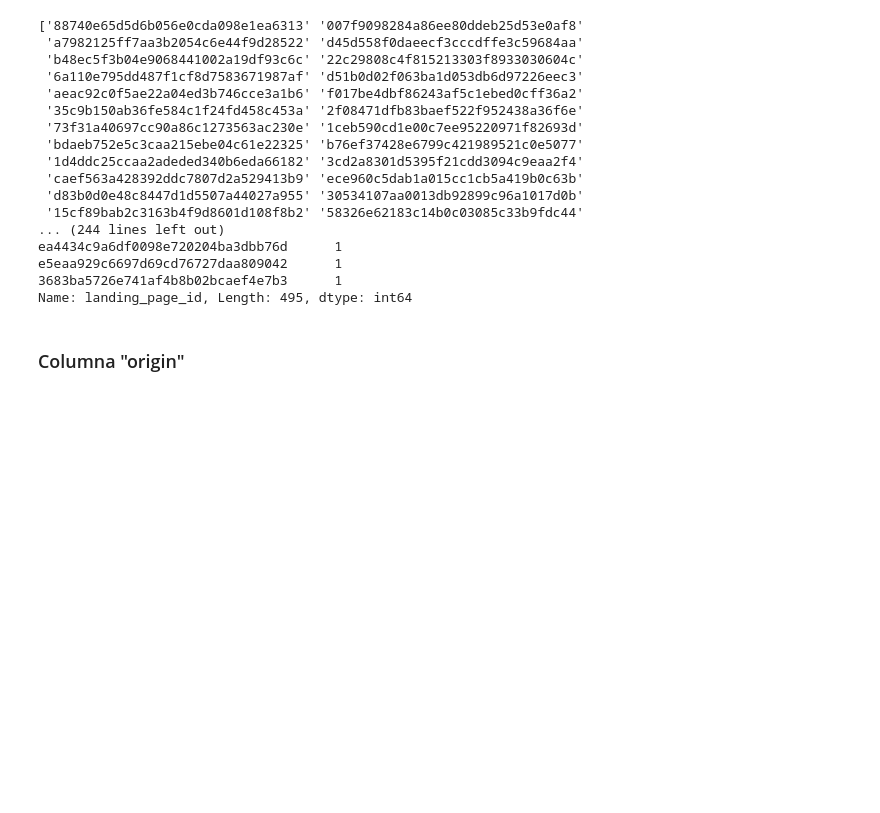
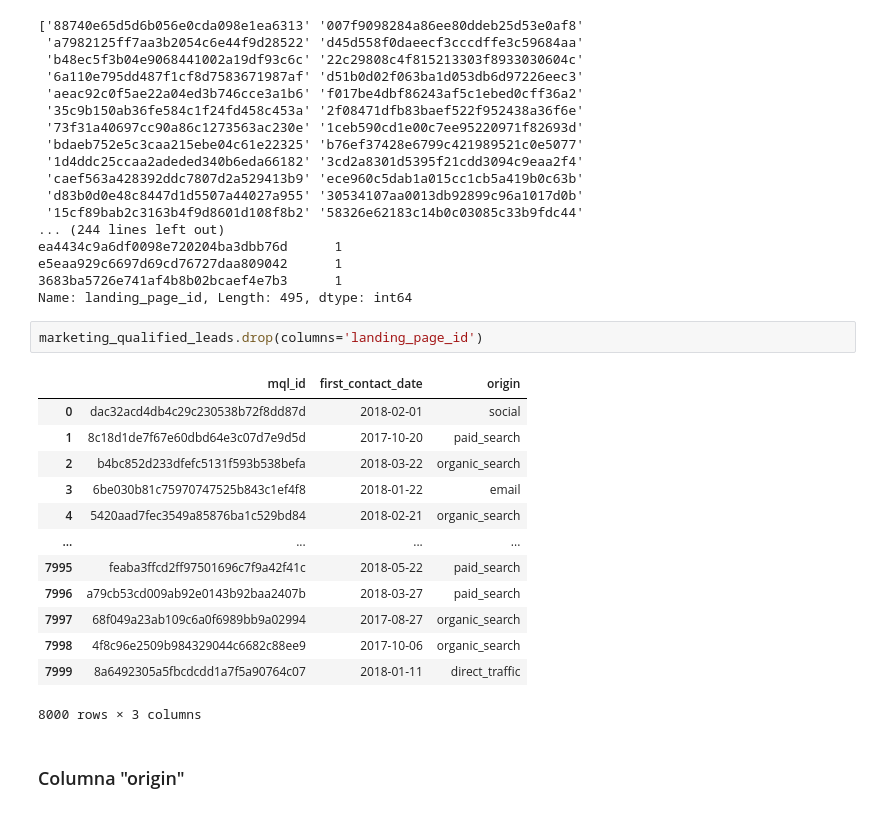
Before and after one commit to damul90/PF_data05, a Jupyter notebook: ETL_EDA.ipynb, the cells around one changed output. Drawn from its saved outputs; the diff is of its cells as text; blank space fills up the shorter version.

```diff
--- a/ETL_EDA.ipynb
+++ b/ETL_EDA.ipynb
@@ -696,6 +696,22 @@ ea4434c9a6df0098e720204ba3dbb76d      1
 e5eaa929c6697d69cd76727daa809042      1
 3683ba5726e741af4b8b02bcaef4e7b3      1
 Name: landing_page_id, Length: 495, dtype: int64
+# %%
+marketing_qualified_leads.drop(columns='landing_page_id')
+# %% [output]
+|  | mql_id | first_contact_date | origin |
+| 0 | dac32acd4db4c29c230538b72f8dd87d | 2018-02-01 | social |
+| 1 | 8c18d1de7f67e60dbd64e3c07d7e9d5d | 2017-10-20 | paid_search |
+| 2 | b4bc852d233dfefc5131f593b538befa | 2018-03-22 | organic_search |
+| 3 | 6be030b81c75970747525b843c1ef4f8 | 2018-01-22 | email |
+| 4 | 5420aad7fec3549a85876ba1c529bd84 | 2018-02-21 | organic_search |
+| ... | ... | ... | ... |
+| 7995 | feaba3ffcd2ff97501696c7f9a42f41c | 2018-05-22 | paid_search |
+| 7996 | a79cb53cd009ab92e0143b92baa2407b | 2018-03-27 | paid_search |
+| 7997 | 68f049a23ab109c6a0f6989bb9a02994 | 2017-08-27 | organic_search |
+| 7998 | 4f8c96e2509b984329044c6682c88ee9 | 2017-10-06 | organic_search |
+| 7999 | 8a6492305a5fbcdcdd1a7f5a90764c07 | 2018-01-11 | direct_traffic |
+8000 rows × 3 columns
 # %% [markdown]
 ### Columna "origin"
 # %%
```
Also changed, not shown: parts of 5 cells of this notebook, 2 other files.
